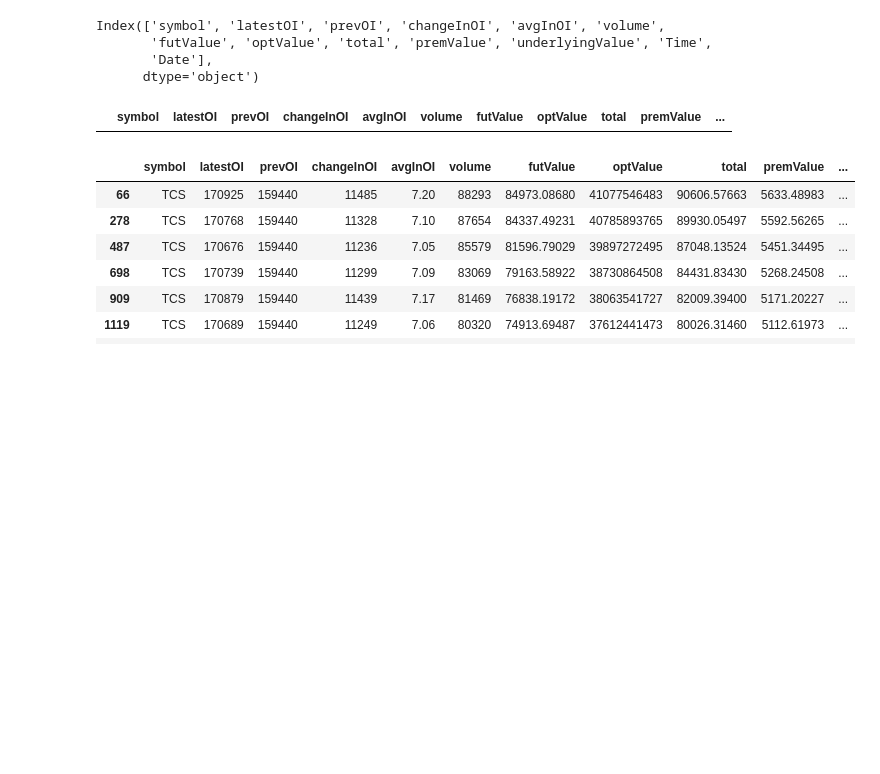
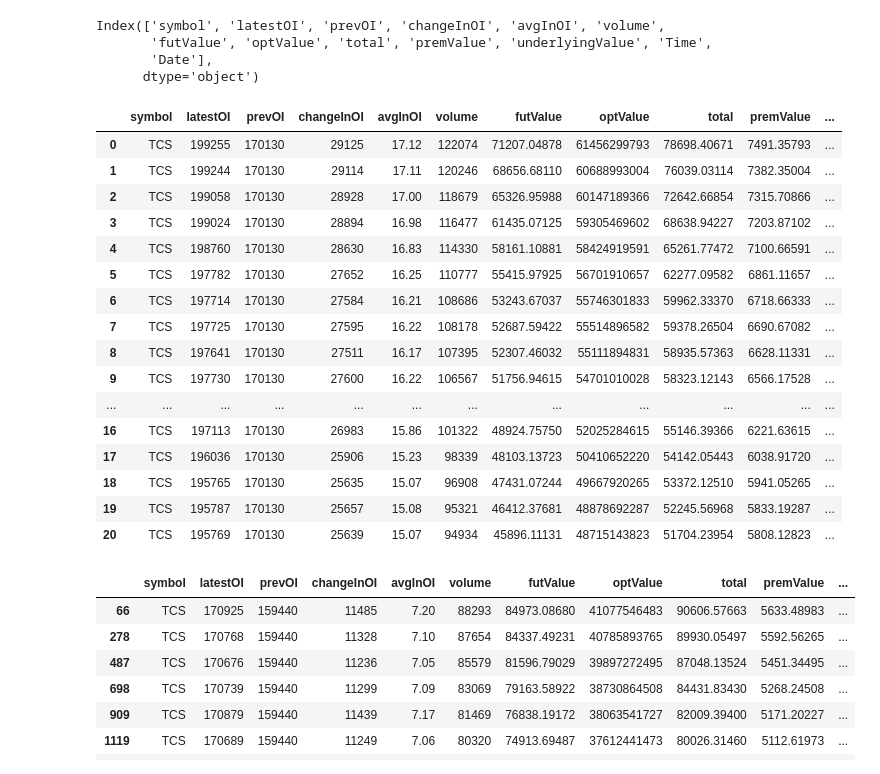
Before and after one commit to shailsun28/stockshortlisting, a Jupyter notebook: Untitled1.ipynb, the cells around one changed output. Saved outputs shown, nothing was run; the diff lists cells and outputs as text; code cells hidden in the pictures; blank space fills up the shorter version.

```diff
--- a/Untitled1.ipynb
+++ b/Untitled1.ipynb
@@ -3,6 +3,7 @@ import pandas as pd
 from datetime import datetime, timedelta
 import sqlite3
 import os
+BASE_DIR_db = "/home/shail/db"
 # %%
 stock = 'TCS'
 # %%
@@ -18,9 +19,25 @@ Index(['symbol', 'latestOI', 'prevOI', 'changeInOI', 'avgInOI', 'volume',
        'Date'],
       dtype='object')
 # %%
-df[df['symbol'] == 'ICICIBANK'].head(21)
+df[df['symbol'] == 'TCS'].head(21)
 # %% [output]
 |  | symbol | latestOI | prevOI | changeInOI | avgInOI | volume | futValue | optValue | total | premValue | ... |
+| 0 | TCS | 199255 | 170130 | 29125 | 17.12 | 122074 | 71207.04878 | 61456299793 | 78698.40671 | 7491.35793 | ... |
+| 1 | TCS | 199244 | 170130 | 29114 | 17.11 | 120246 | 68656.68110 | 60688993004 | 76039.03114 | 7382.35004 | ... |
+| 2 | TCS | 199058 | 170130 | 28928 | 17.00 | 118679 | 65326.95988 | 60147189366 | 72642.66854 | 7315.70866 | ... |
+| 3 | TCS | 199024 | 170130 | 28894 | 16.98 | 116477 | 61435.07125 | 59305469602 | 68638.94227 | 7203.87102 | ... |
+| 4 | TCS | 198760 | 170130 | 28630 | 16.83 | 114330 | 58161.10881 | 58424919591 | 65261.77472 | 7100.66591 | ... |
+| 5 | TCS | 197782 | 170130 | 27652 | 16.25 | 110777 | 55415.97925 | 56701910657 | 62277.09582 | 6861.11657 | ... |
+| 6 | TCS | 197714 | 170130 | 27584 | 16.21 | 108686 | 53243.67037 | 55746301833 | 59962.33370 | 6718.66333 | ... |
+| 7 | TCS | 197725 | 170130 | 27595 | 16.22 | 108178 | 52687.59422 | 55514896582 | 59378.26504 | 6690.67082 | ... |
+| 8 | TCS | 197641 | 170130 | 27511 | 16.17 | 107395 | 52307.46032 | 55111894831 | 58935.57363 | 6628.11331 | ... |
+| 9 | TCS | 197730 | 170130 | 27600 | 16.22 | 106567 | 51756.94615 | 54701010028 | 58323.12143 | 6566.17528 | ... |
+| ... | ... | ... | ... | ... | ... | ... | ... | ... | ... | ... | ... |
+| 16 | TCS | 197113 | 170130 | 26983 | 15.86 | 101322 | 48924.75750 | 52025284615 | 55146.39366 | 6221.63615 | ... |
+| 17 | TCS | 196036 | 170130 | 25906 | 15.23 | 98339 | 48103.13723 | 50410652220 | 54142.05443 | 6038.91720 | ... |
+| 18 | TCS | 195765 | 170130 | 25635 | 15.07 | 96908 | 47431.07244 | 49667920265 | 53372.12510 | 5941.05265 | ... |
+| 19 | TCS | 195787 | 170130 | 25657 | 15.08 | 95321 | 46412.37681 | 48878692287 | 52245.56968 | 5833.19287 | ... |
+| 20 | TCS | 195769 | 170130 | 25639 | 15.07 | 94934 | 45896.11131 | 48715143823 | 51704.23954 | 5808.12823 | ... |
 # %%
 df[df['symbol'] == 'TCS'].head(21)
 # %% [output]
```
